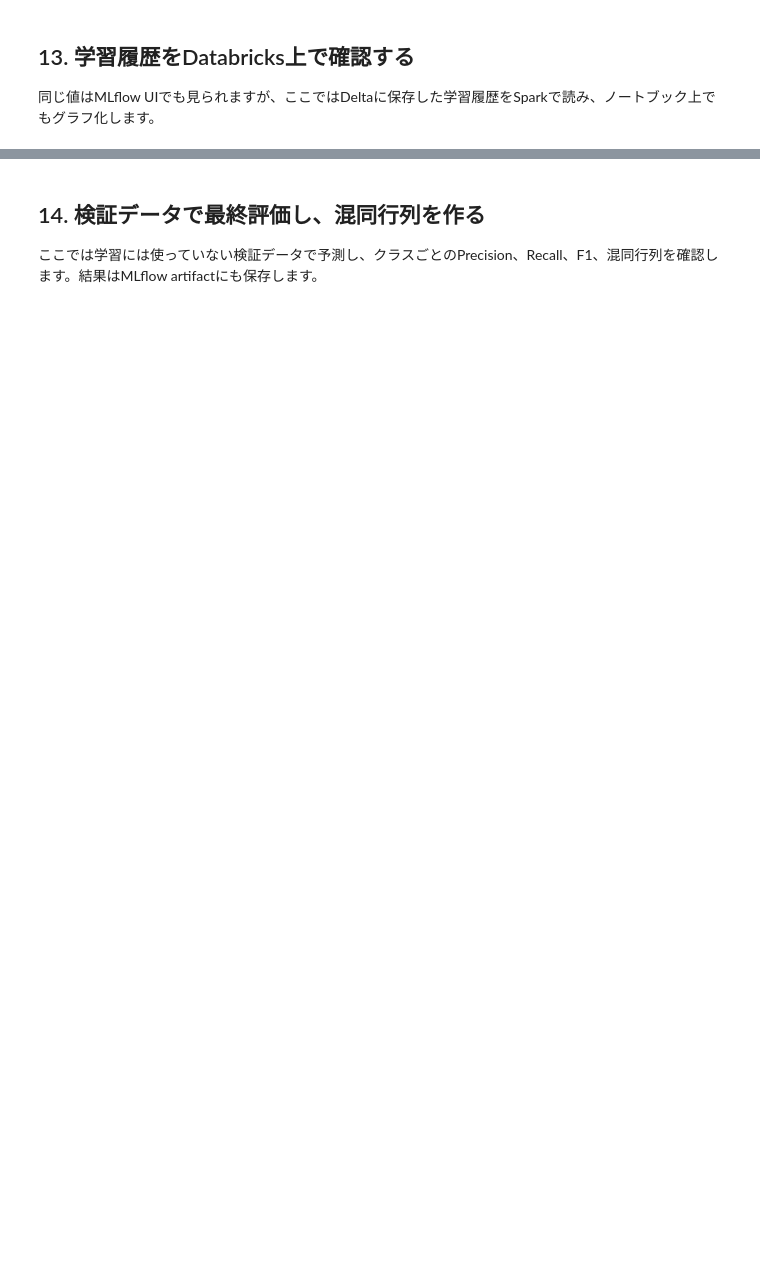
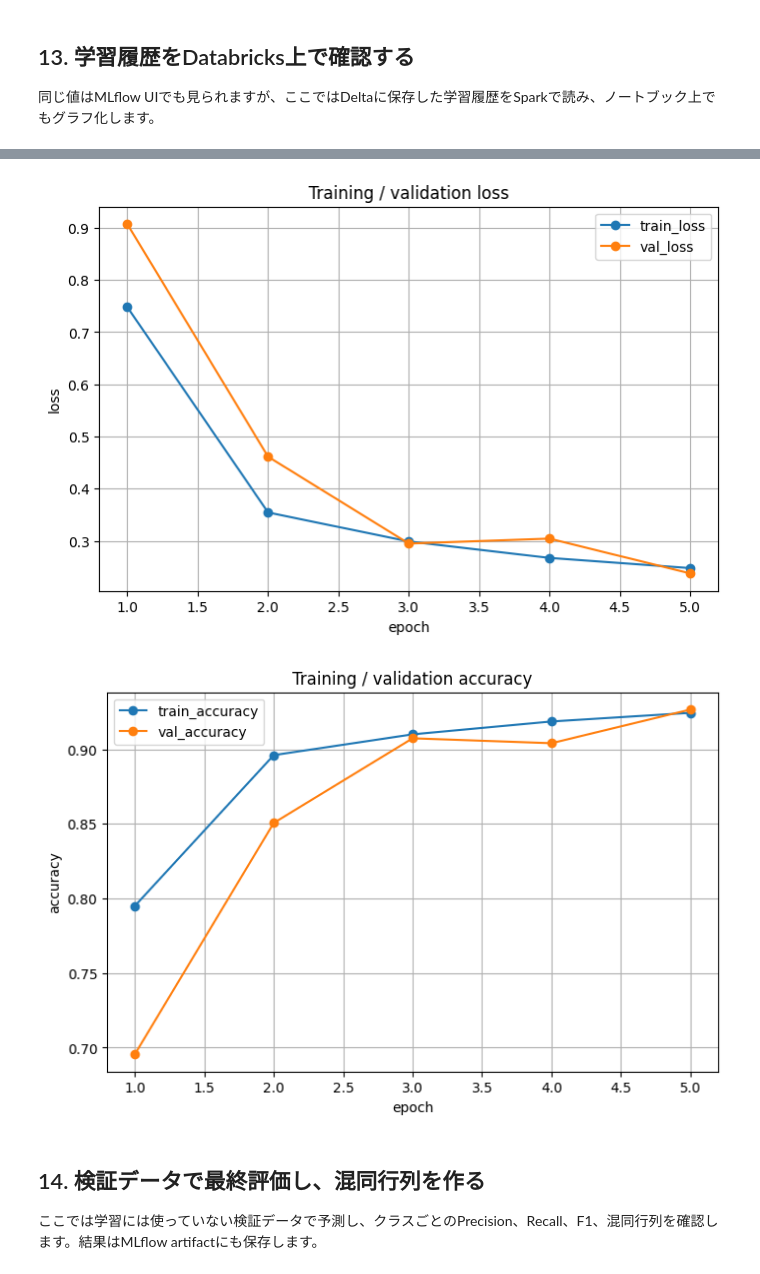
Before and after one commit to tsuji-tomonori/quickdraw_databricks_cnn_mlflow_handson, a Jupyter notebook: quickdraw_databricks_cnn_mlflow_handson.ipynb, the cells around one changed output, grey strips where cells are left out. Saved outputs shown, nothing was run; the diff lists cells and outputs as text; code cells hidden in the pictures; blank space fills up the shorter version.

```diff
--- a/quickdraw_databricks_cnn_mlflow_handson.ipynb
+++ b/quickdraw_databricks_cnn_mlflow_handson.ipynb
@@ -347,8 +534,10 @@ split_pdf = pd.DataFrame(split_records)
 split_sdf = spark.createDataFrame(split_pdf)
 display(split_sdf)
 
-split_delta_path = f"{STORAGE_ROOT}/delta/split_summary"
-split_sdf.write.format("delta").mode("overwrite").save(split_delta_path)
-print("Saved split summary as Delta:", split_delta_path)
+split_table_name = save_managed_table(split_sdf, "split_summary")
+if split_table_name:
+    print("Saved split summary as managed Delta table:", split_table_name)
+else:
+    print("split summaryはNotebook内のDataFrameとして扱います。")
 print("Total train rows     :", int(split_pdf["train_rows"].sum()))
 print("Total validation rows:", int(split_pdf["validation_rows"].sum()))
@@ -621,9 +853,15 @@ with mlflow.start_run(run_name=run_name) as run:
     )
     mlflow.log_dict(
         {
-            "storage_root": STORAGE_ROOT,
-            "metadata_delta_path": metadata_delta_path,
-            "split_delta_path": split_delta_path,
+            "storage_root_widget": STORAGE_ROOT,
+            "storage_backend": STORAGE_BACKEND,
+            "persistent_npy_dir": PERSISTENT_NPY_DIR,
+            "driver_npy_cache_dir": DRIVER_NPY_DIR,
+            "run_output_dir": RUN_OUTPUT_DIR,
+            "metadata_table_name": metadata_table_name,
+            "split_table_name": split_table_name,
+            "catalog_name": CATALOG_NAME,
+            "schema_name": SCHEMA_NAME,
         },
         "metadata/databricks_paths.json",
     )
@@ -704,11 +942,12 @@ with mlflow.start_run(run_name=run_name) as run:
         }
     )
 
-    # Deltaにも学習履歴を保存する
-    history_sdf = spark.createDataFrame(history_pdf)
-    history_delta_path = f"{STORAGE_ROOT}/delta/training_history/{RUN_ID}"
-    history_sdf.write.format("delta").mode("overwrite").save(history_delta_path)
-    mlflow.log_dict({"history_delta_path": history_delta_path}, "metadata/history_delta_path.json")
+    # UC managed tableにも学習履歴を保存する。権限がなければMLflow artifactのみで続行する。
+    history_pdf_with_run = history_pdf.copy()
+    history_pdf_with_run["run_id"] = RUN_ID
+    history_sdf = spark.createDataFrame(history_pdf_with_run)
+    history_table_name = save_managed_table(history_sdf, "training_history")
+    mlflow.log_dict({"history_table_name": history_table_name}, "metadata/history_table_name.json")
 
     # PyTorchモデルをMLflow Modelとして保存する
     model_cpu = copy.deepcopy(model).cpu().eval()
@@ -731,10 +982,14 @@ print("Best validation accuracy:", best_val_accuracy)
 
 同じ値はMLflow UIでも見られますが、ここではDeltaに保存した学習履歴をSparkで読み、ノートブック上でもグラフ化します。
 # %%
-history_sdf = spark.read.format("delta").load(history_delta_path)
-display(history_sdf)
+if history_table_name:
+    history_sdf_for_display = spark.read.table(history_table_name)
+else:
+    history_sdf_for_display = history_sdf
 
-history_pd = history_sdf.orderBy("epoch").toPandas()
+display(history_sdf_for_display)
+
+history_pd = history_sdf_for_display.orderBy("epoch").toPandas()
 
 plt.figure(figsize=(8, 5))
 plt.plot(history_pd["epoch"], history_pd["train_loss"], marker="o", label="train_loss")
@@ -755,3 +1010,4 @@ plt.title("Training / validation accuracy")
 plt.legend()
 plt.grid(True)
 plt.show()
+# %% [output]
@@ -758,3 +1020,5 @@ plt.show()
+[figure, added]
+[figure, added]
 # %% [markdown]
 ## 14. 検証データで最終評価し、混同行列を作る
 
```
Also changed, not shown: parts of 18 cells of this notebook.
